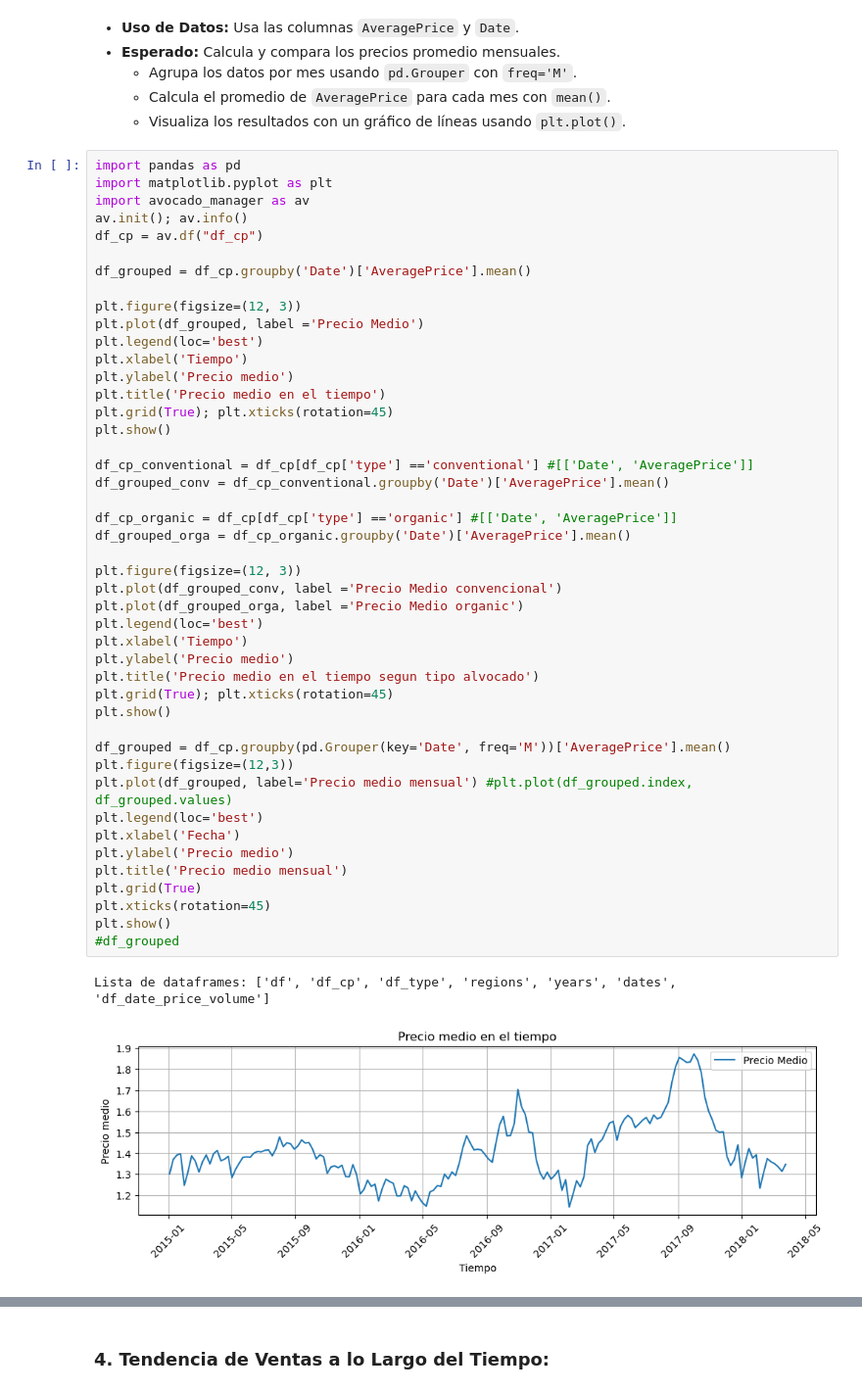
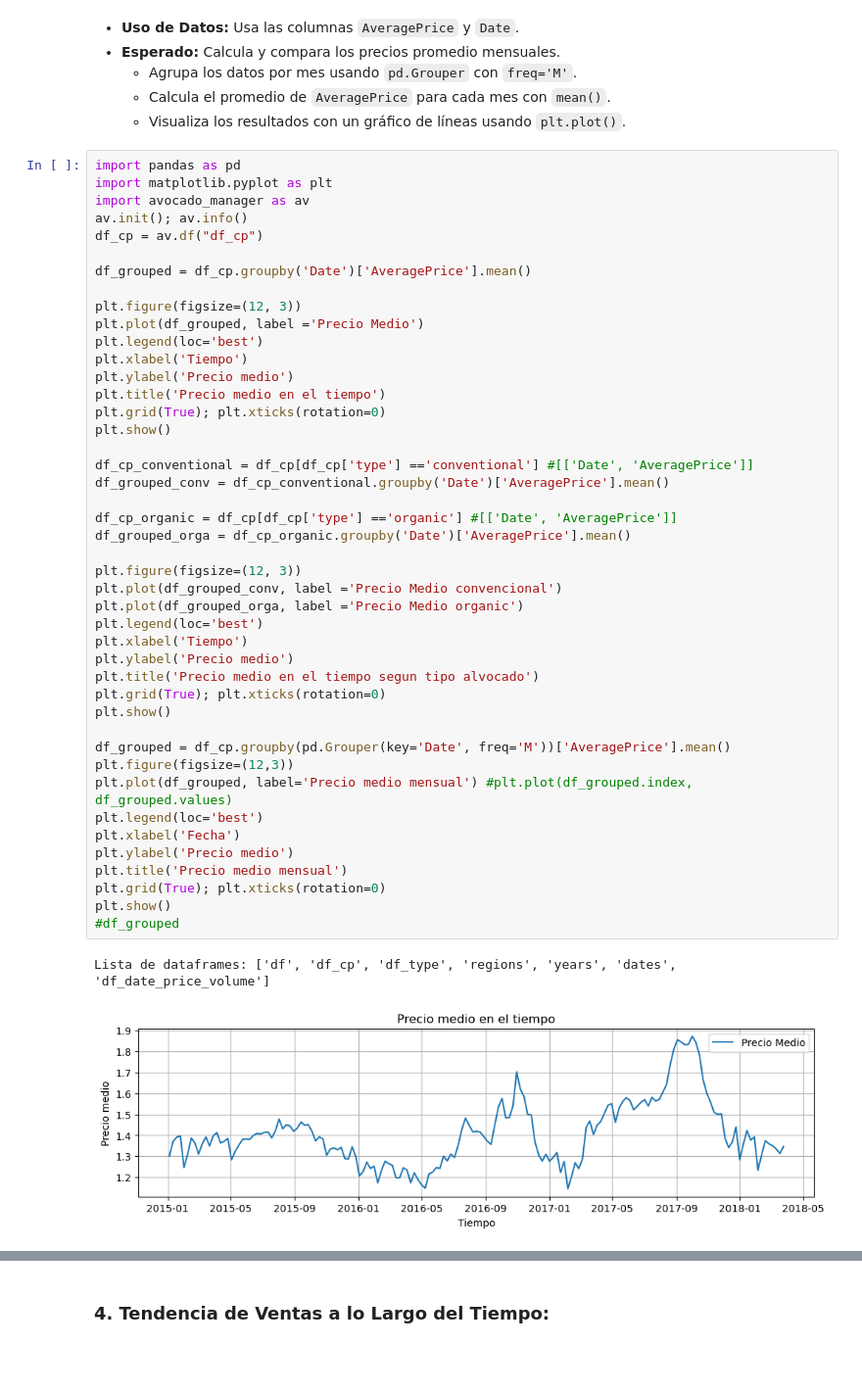
Before and after one commit to cpujol-dev/MiniProjectAavocado, a Jupyter notebook: 1.Analisis_de_Series_Temporales.ipynb, the cells around one changed output, grey strips where cells are left out. Shown at 98% size. Cells and saved outputs as stored; diff of their text form; blank space fills up the shorter version.

```diff
--- a/1.Analisis_de_Series_Temporales.ipynb
+++ b/1.Analisis_de_Series_Temporales.ipynb
@@ -310,36 +310,35 @@ plt.legend(loc='best')
 plt.xlabel('Tiempo')
 plt.ylabel('Precio medio')
 plt.title('Precio medio en el tiempo')
-plt.grid(True); plt.xticks(rotation=45)
+plt.grid(True); plt.xticks(rotation=0)
 plt.show()
 
 df_cp_conventional = df_cp[df_cp['type'] =='conventional'] #[['Date', 'AveragePrice']]
 df_grouped_conv = df_cp_conventional.groupby('Date')['AveragePrice'].mean()
 
 df_cp_organic = df_cp[df_cp['type'] =='organic'] #[['Date', 'AveragePrice']]
 df_grouped_orga = df_cp_organic.groupby('Date')['AveragePrice'].mean()
 
 plt.figure(figsize=(12, 3))
 plt.plot(df_grouped_conv, label ='Precio Medio convencional')
 plt.plot(df_grouped_orga, label ='Precio Medio organic')
 plt.legend(loc='best')
 plt.xlabel('Tiempo')
 plt.ylabel('Precio medio')
 plt.title('Precio medio en el tiempo segun tipo alvocado')
-plt.grid(True); plt.xticks(rotation=45)
+plt.grid(True); plt.xticks(rotation=0)
 plt.show()
 
 df_grouped = df_cp.groupby(pd.Grouper(key='Date', freq='M'))['AveragePrice'].mean()
 plt.figure(figsize=(12,3))
 plt.plot(df_grouped, label='Precio medio mensual') #plt.plot(df_grouped.index, df_grouped.values)
 plt.legend(loc='best')
 plt.xlabel('Fecha')
 plt.ylabel('Precio medio')
 plt.title('Precio medio mensual')
-plt.grid(True)
-plt.xticks(rotation=45)
+plt.grid(True); plt.xticks(rotation=0)
 plt.show()
 #df_grouped
 # %% [output]
 Lista de dataframes: ['df', 'df_cp', 'df_type', 'regions', 'years', 'dates', 'df_date_price_volume']
-[figure, old version]
+[figure, new version]
```
Also changed, not shown: parts of 2 cells of this notebook.
